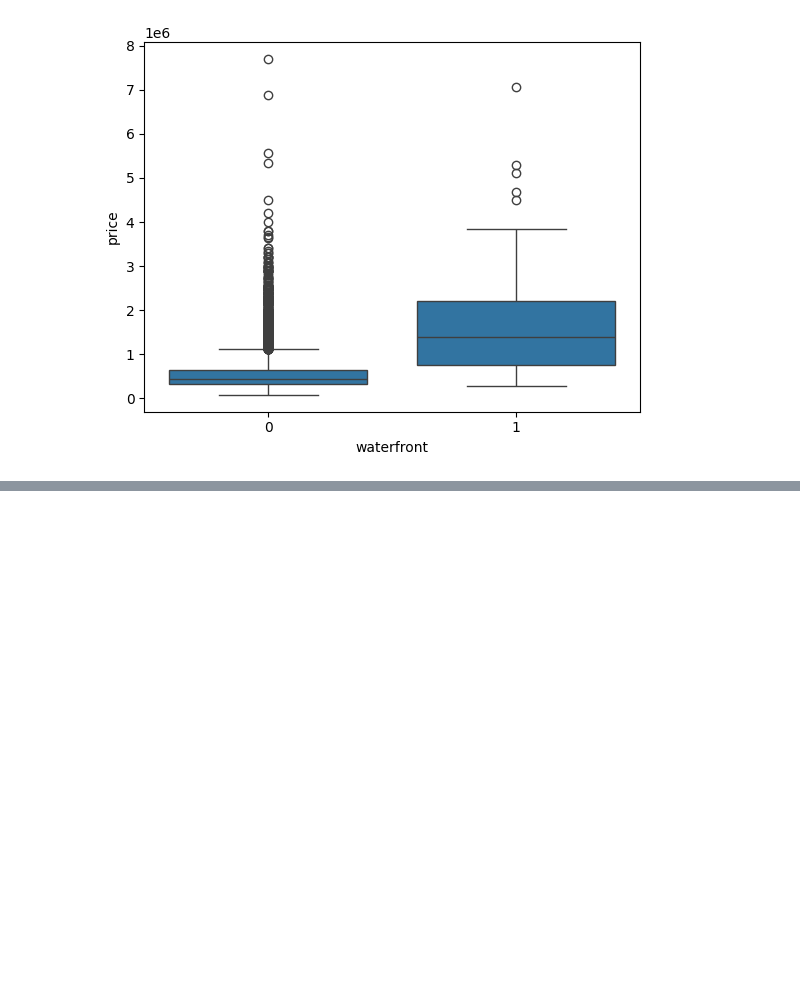
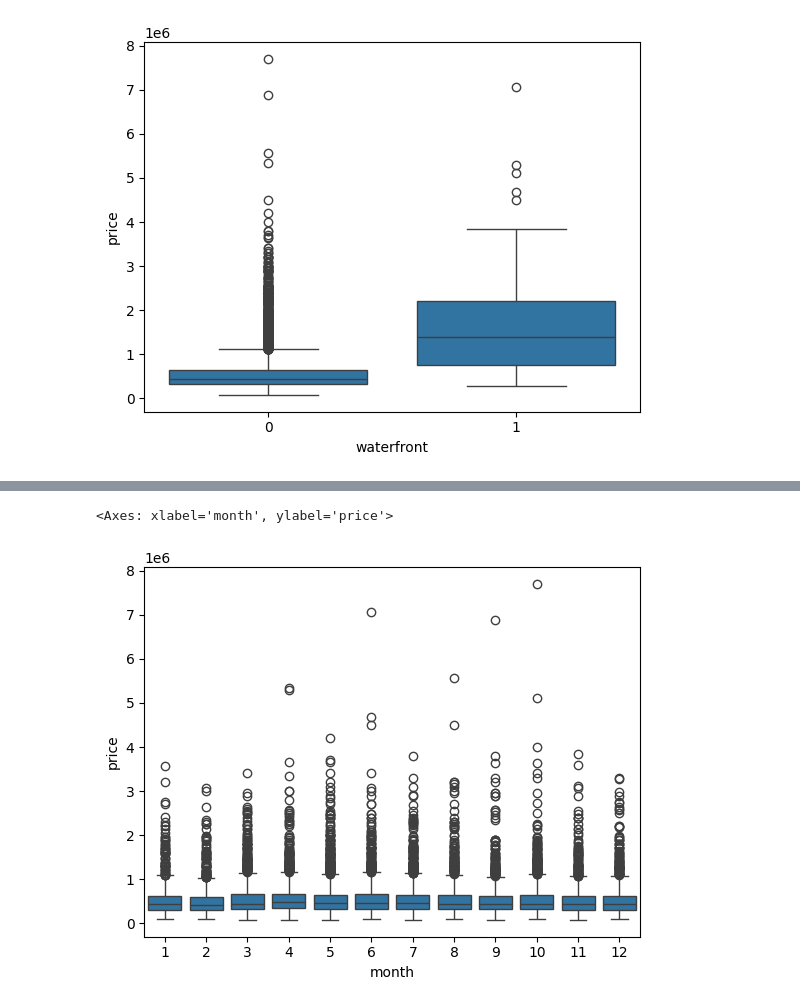
Before and after one commit to taru4u3/NeuralNetzwerk, a Jupyter notebook: US_house_price_prediction_with_NN.ipynb, the cells around one changed output, grey strips where cells are left out. Saved outputs shown, nothing was run; the diff lists cells and outputs as text; code cells hidden in the pictures; blank space fills up the shorter version.

```diff
--- a/US_house_price_prediction_with_NN.ipynb
+++ b/US_house_price_prediction_with_NN.ipynb
@@ -200,0 +203,3 @@ sns.boxplot(x='waterfront',y='price',data=df)
+# %%
+# id is not required as feature it is a sys generated field having nothing to do with price
+df = df.drop('id',axis=1)
@@ -200,0 +228,2 @@ sns.boxplot(x='waterfront',y='price',data=df)
+# %%
+df['date'] = pd.to_datetime(df['date'])
@@ -200,0 +250,5 @@ sns.boxplot(x='waterfront',y='price',data=df)
+# %%
+# date in this form not a useful feature, so let us extract month and year separately and use it as features
+df['month'] = df['date'].apply(lambda x: x.month)
+# %%
+df['year'] = df['date'].apply(lambda x: x.year)
@@ -200,0 +257,5 @@ sns.boxplot(x='waterfront',y='price',data=df)
+# %%
+sns.boxplot(x='month',y='price',data=df)
+# %% [output]
+<Axes: xlabel='month', ylabel='price'>
+[figure, added]
```
Also changed, not shown: parts of 28 cells of this notebook.
